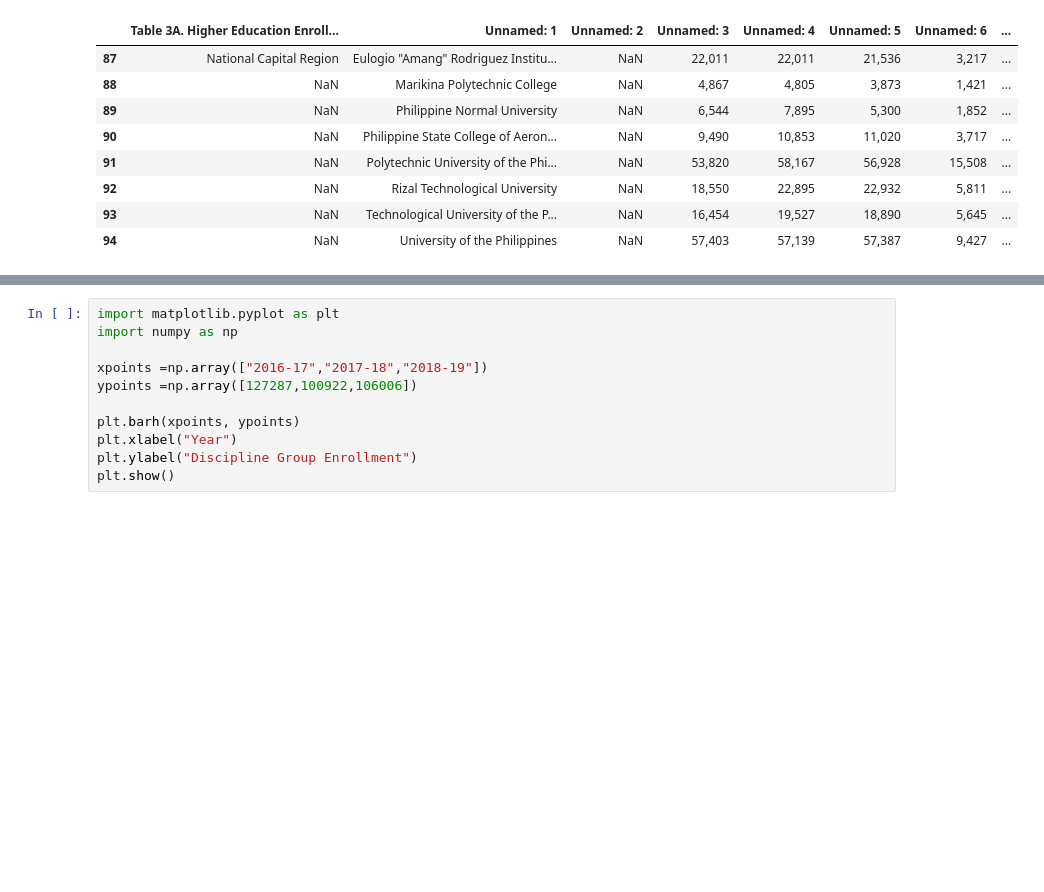
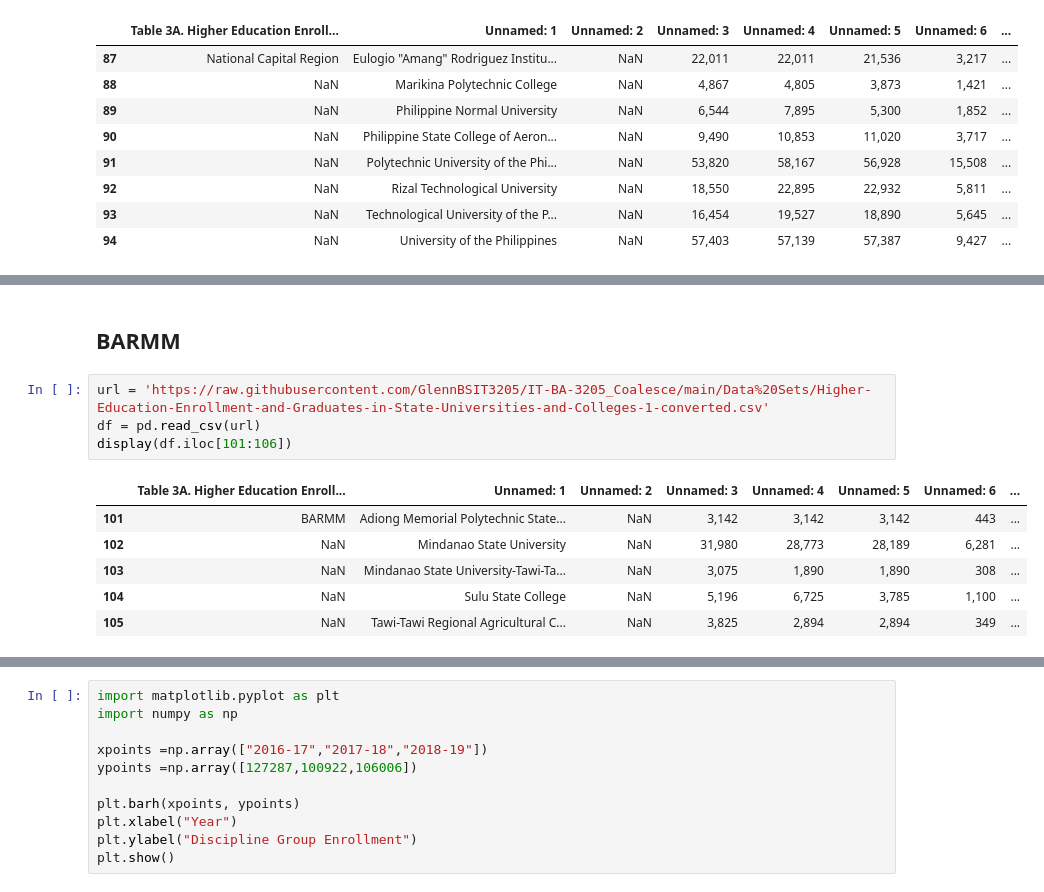
Before and after one commit to GlennBSIT3205/IT-BA-3205_Coalesce, a Jupyter notebook: Education in the Philippines Visualization.ipynb, the cells around one changed output, grey strips where cells are left out. Saved outputs shown, nothing was run; the diff lists cells and outputs as text; blank space fills up the shorter version.

```diff
--- a/Education in the Philippines Visualization.ipynb
+++ b/Education in the Philippines Visualization.ipynb
@@ -247,0 +262,13 @@ display(df.iloc[87:95])
+# %% [markdown]
+## **BARMM**
+# %%
+url = 'https://raw.githubusercontent.com/GlennBSIT3205/IT-BA-3205_Coalesce/main/Data%20Sets/Higher-Education-Enrollment-and-Graduates-in-State-Universities-and-Colleges-1-converted.csv'
+df = pd.read_csv(url)
+display(df.iloc[101:106])
+# %% [output]
+|  | Table 3A. Higher Education Enroll... | Unnamed: 1 | Unnamed: 2 | Unnamed: 3 | Unnamed: 4 | Unnamed: 5 | Unnamed: 6 | ... |
+| 101 | BARMM | Adiong Memorial Polytechnic State... | NaN | 3,142 | 3,142 | 3,142 | 443 | ... |
+| 102 | NaN | Mindanao State University | NaN | 31,980 | 28,773 | 28,189 | 6,281 | ... |
+| 103 | NaN | Mindanao State University-Tawi-Ta... | NaN | 3,075 | 1,890 | 1,890 | 308 | ... |
+| 104 | NaN | Sulu State College | NaN | 5,196 | 6,725 | 3,785 | 1,100 | ... |
+| 105 | NaN | Tawi-Tawi Regional Agricultural C... | NaN | 3,825 | 2,894 | 2,894 | 349 | ... |
```
Also changed, not shown: parts of 6 cells of this notebook.
